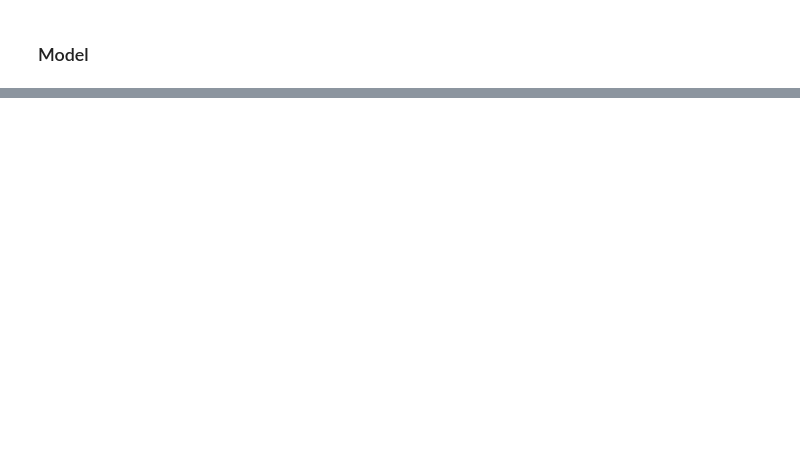
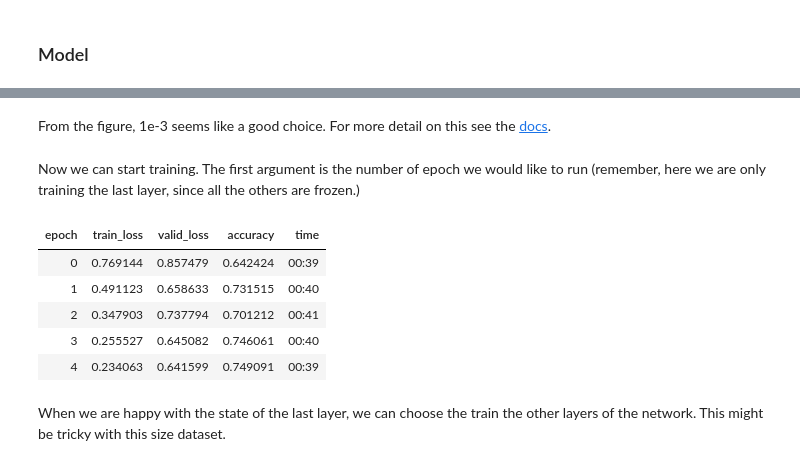
Before and after one commit to cortexlogic/PotHoleDetection, a Jupyter notebook: starter.ipynb, the cells around one changed output, grey strips where cells are left out. Saved outputs shown, nothing was run; the diff lists cells and outputs as text; code cells hidden in the pictures; blank space fills up the shorter version.

```diff
--- a/starter.ipynb
+++ b/starter.ipynb
@@ -104,0 +81,2 @@ learn.fit_one_cycle(3, slice(1e-5, 1e-4))
+# %%
+learn = cnn_learner(data, resnet18, metrics=accuracy)
@@ -104,0 +106,17 @@ learn.fit_one_cycle(3, slice(1e-5, 1e-4))
+# %% [markdown]
+From the figure, 1e-3 seems like a good choice. For more detail on this see the [docs](https://docs.fast.ai/callbacks.one_cycle.html).
+# %%
+lr = 1e-3
+# %% [markdown]
+Now we can start training. The first argument is the number of epoch we would like to run (remember, here we are only training the last layer, since all the others are frozen.)
+# %%
+learn.fit_one_cycle(5, lr)
+# %% [output]
+| epoch | train_loss | valid_loss | accuracy | time |
+| 0 | 0.769144 | 0.857479 | 0.642424 | 00:39 |
+| 1 | 0.491123 | 0.658633 | 0.731515 | 00:40 |
+| 2 | 0.347903 | 0.737794 | 0.701212 | 00:41 |
+| 3 | 0.255527 | 0.645082 | 0.746061 | 00:40 |
+| 4 | 0.234063 | 0.641599 | 0.749091 | 00:39 |
+# %% [markdown]
+When we are happy with the state of the last layer, we can choose the train the other layers of the network. This might be tricky with this size dataset.
```
Also changed, not shown: parts of 50 cells of this notebook.
